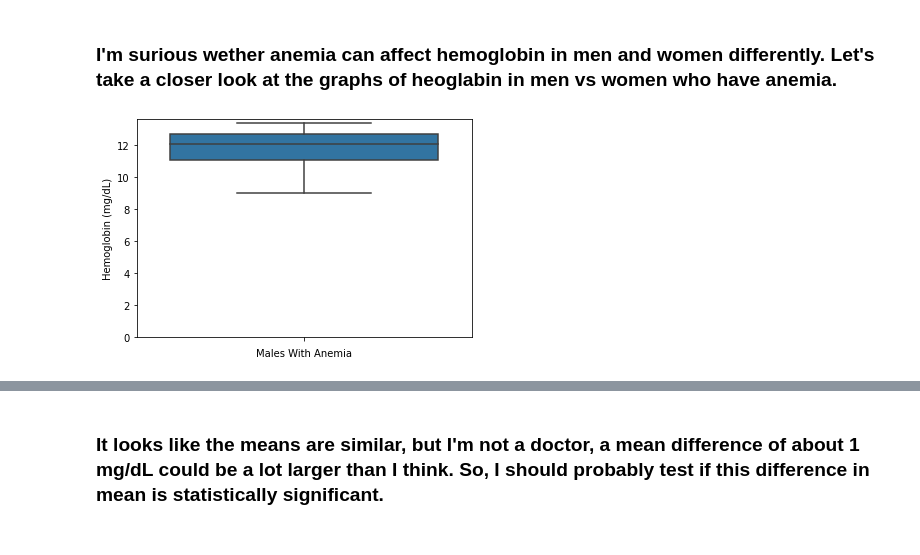
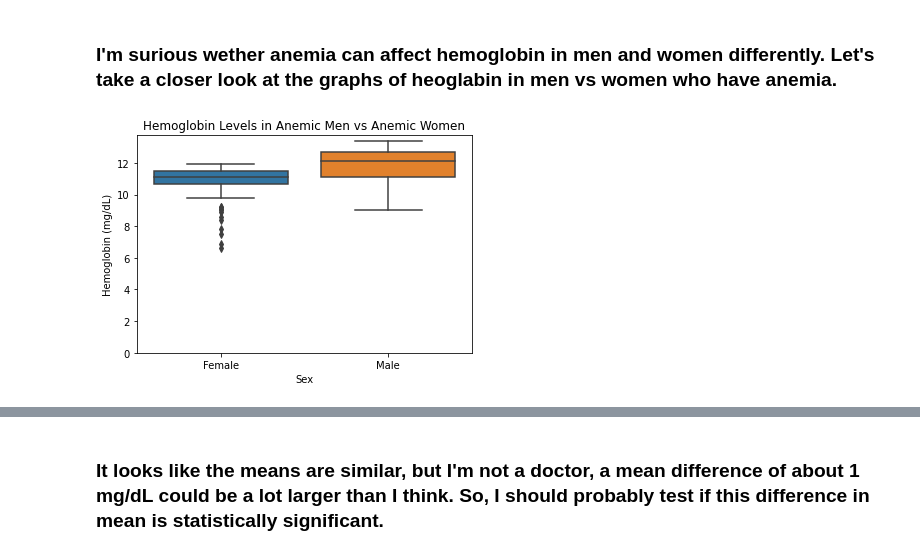
Before and after one commit to INDIG0N/anemia_data, a Jupyter notebook: notebooks/anemia_records.ipynb, the cells around one changed output, grey strips where cells are left out. Saved outputs shown, nothing was run; the diff lists cells and outputs as text; code cells hidden in the pictures.

Commit message:
cleaned up graphs and finished README

```diff
--- a/notebooks/anemia_records.ipynb
+++ b/notebooks/anemia_records.ipynb
@@ -154,13 +154,13 @@ Name: RESULT, dtype: float64
 # %% [markdown]
 ### I'm surious wether anemia can affect hemoglobin in men and women differently. Let's take a closer look at the graphs of heoglabin in men vs women who have anemia.
 # %%
-m_a_h = sns.boxplot(x = male_anemia['IDENTIFICATION'], y = male_anemia[male_anemia['LAB_TEST'] == 'Hemoglobin']['RESULT'])
-m_a_h.set(ylim = (0, None))
-m_a_h.set_ylabel('Hemoglobin (mg/dL)')
-m_a_h.set_xticklabels([''])
-m_a_h.set_xlabel('Males With Anemia')
+hemo = sns.boxplot(x = anemia['GENDER'], y = anemia[anemia['LAB_TEST'] == 'Hemoglobin']['RESULT'])
+hemo.set(ylim = (0, None))
+hemo.set_ylabel('Hemoglobin (mg/dL)')
+hemo.set_xlabel('Sex')
+hemo.set_title('Hemoglobin Levels in Anemic Men vs Anemic Women')
 
-fig = m_a_h.get_figure()
-fig.savefig('../images/Males_With_Anemia.png')
+fig = hemo.get_figure()
+fig.savefig('../images/Anemia_Hemoglobin.png')
 # %% [output]
-[figure, old version]
+[figure, new version]
```
Also changed, not shown: parts of 4 cells of this notebook, 10 other files.
